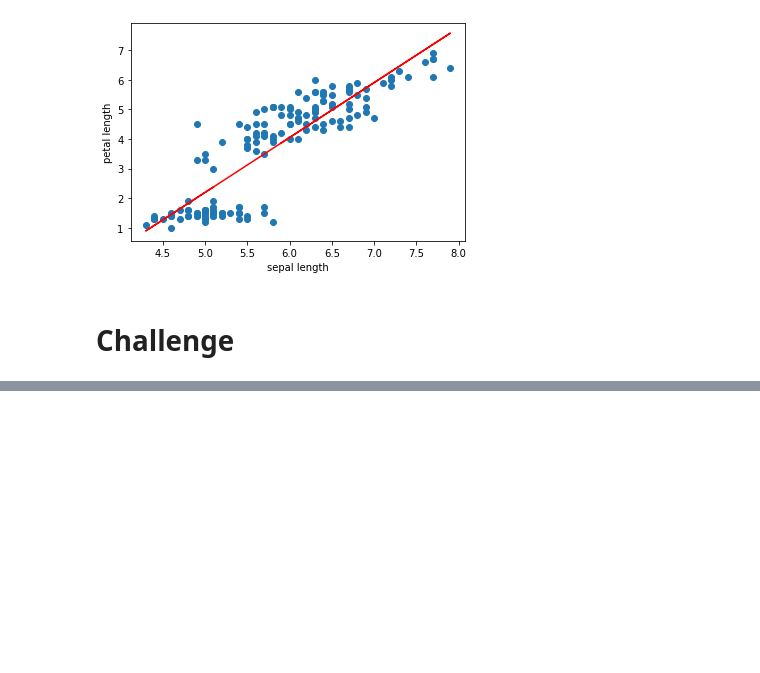
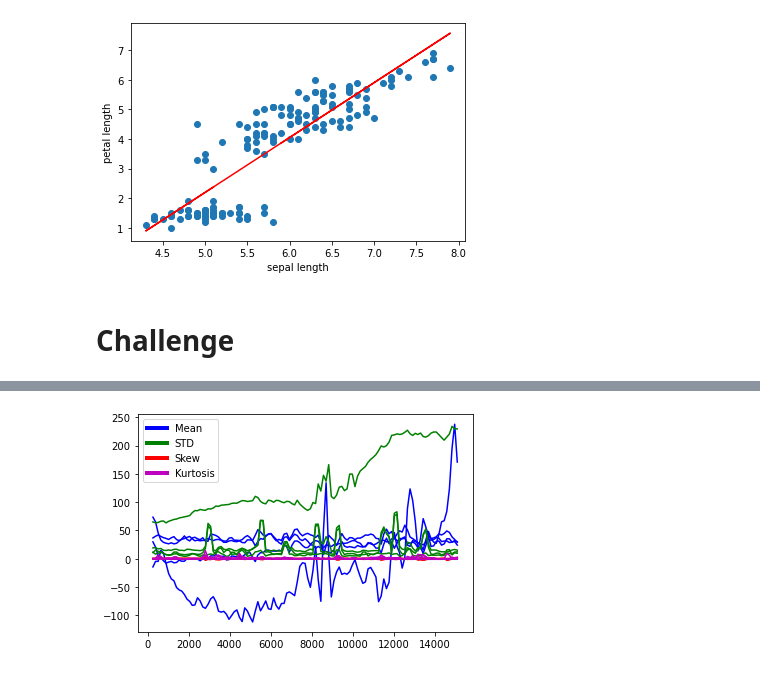
Before and after one commit to cityueegef/gef2021_aiot_exercise_notebooks, a Jupyter notebook: pandas/Pandas_exercise.ipynb, the cells around one changed output, grey strips where cells are left out. Drawn from its saved outputs; the diff is of its cells as text; code cells hidden in the pictures; blank space fills up the shorter version.

```diff
--- a/pandas/Pandas_exercise.ipynb
+++ b/pandas/Pandas_exercise.ipynb
@@ -235,0 +232,14 @@ plt.legend()
+# %%
+# Plotting for if you ran the above code before
+legend = True
+plt.plot(mean250.drop('timestamps',axis=1),c='b', label = 'Mean')
+plt.plot(std250.drop('timestamps',axis=1),c='g', label = 'STD')
+plt.plot(skew250.drop('timestamps',axis=1),c='r', label = 'Skew')
+plt.plot(kurt250.drop('timestamps',axis=1),c='m', label = 'Kurtosis')
+custom_lines = [Line2D([0], [0], color='b', lw=4),
+                Line2D([0], [0], color='g', lw=4),
+                Line2D([0], [0], color='r', lw=4),
+                Line2D([0], [0], color='m', lw=4)]
+if legend: plt.legend(custom_lines, ['Mean','STD','Skew','Kurtosis'])
+# %% [output]
+[figure, added]
```
Also changed, not shown: parts of 6 cells of this notebook.
